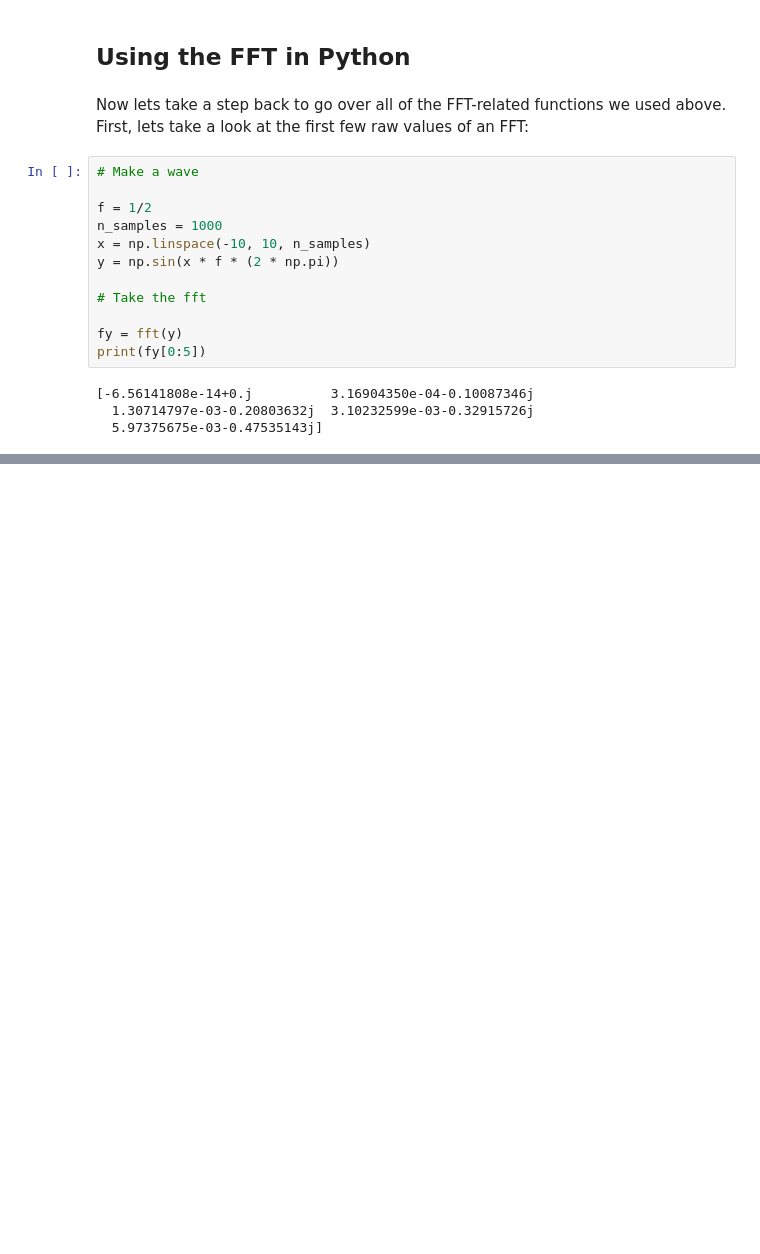
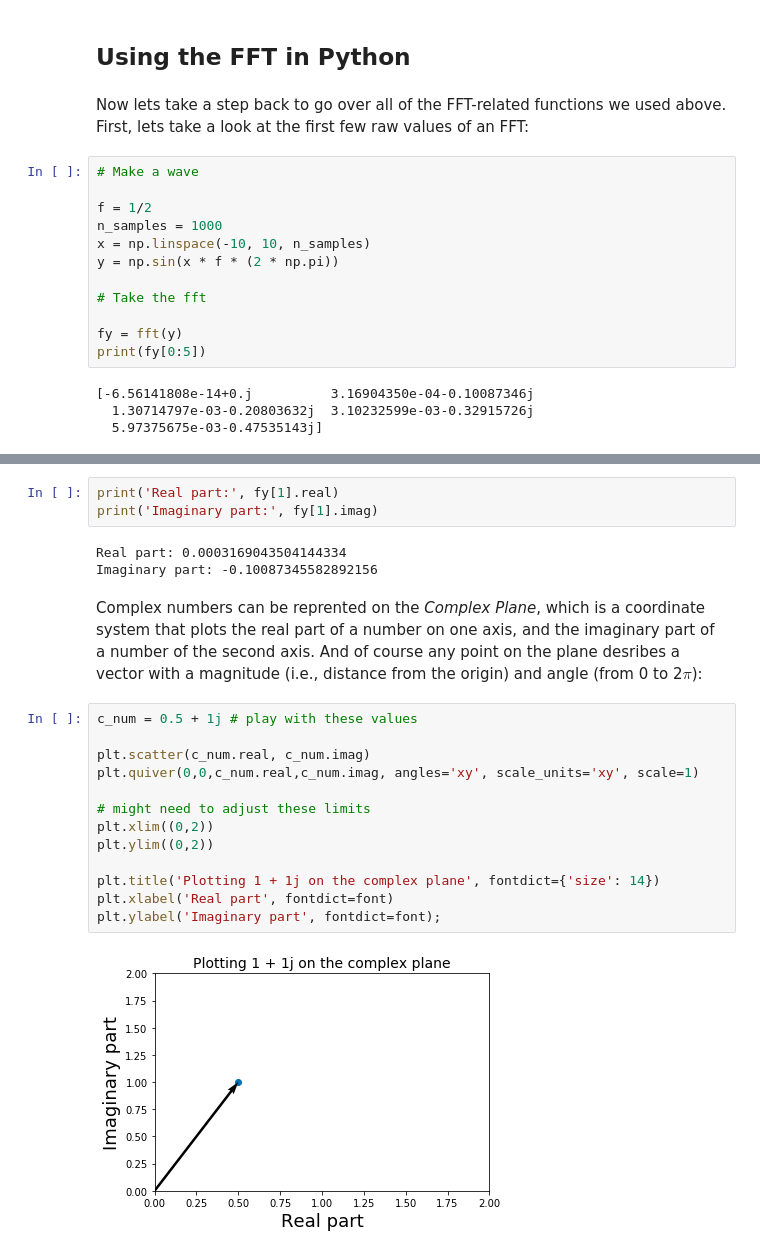
Before and after one commit to TheJacksonLaboratory/images-as-signals, a Jupyter notebook: lessons/2-Fourier_Transform.ipynb, the cells around one changed output, grey strips where cells are left out. Drawn from its saved outputs; the diff is of its cells as text; blank space fills up the shorter version.

Commit message:
complex numbers

```diff
--- a/lessons/2-Fourier_Transform.ipynb
+++ b/lessons/2-Fourier_Transform.ipynb
@@ -288,0 +293,23 @@ A complex number is represented as the sum of a real number and an imaginary num
+# %%
+print('Real part:', fy[1].real)
+print('Imaginary part:', fy[1].imag)
+# %% [output]
+Real part: 0.0003169043504144334
+Imaginary part: -0.10087345582892156
+# %% [markdown]
+Complex numbers can be reprented on the *Complex Plane*, which is a coordinate system that plots the real part of a number on one axis, and the imaginary part of a number of the second axis. And of course any point on the plane desribes a vector with a magnitude (i.e., distance from the origin) and angle (from 0 to 2$\pi$):
+# %%
+c_num = 0.5 + 1j # play with these values
+
+plt.scatter(c_num.real, c_num.imag)
+plt.quiver(0,0,c_num.real,c_num.imag, angles='xy', scale_units='xy', scale=1)
+
+# might need to adjust these limits
+plt.xlim((0,2))
+plt.ylim((0,2))
+
+plt.title('Plotting 1 + 1j on the complex plane', fontdict={'size': 14})
+plt.xlabel('Real part', fontdict=font)
+plt.ylabel('Imaginary part', fontdict=font);
+# %% [output]
+[figure, added]
```
Also changed, not shown: parts of 1 cell of this notebook.
